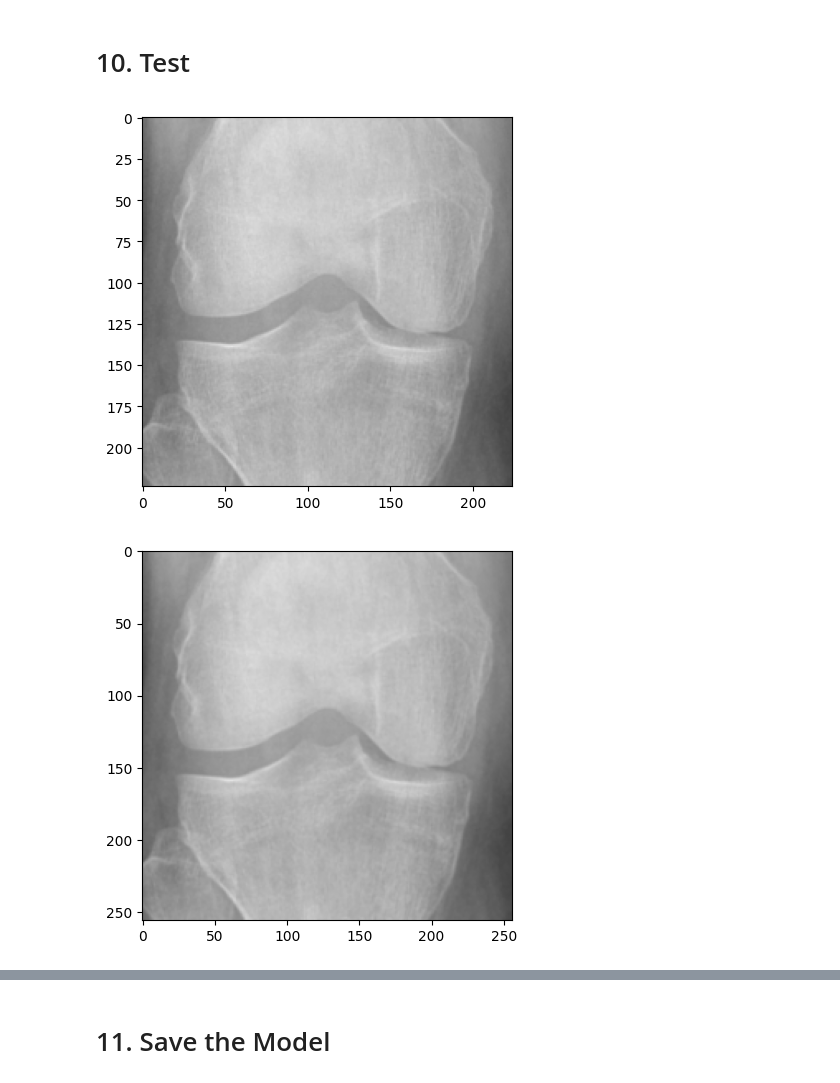
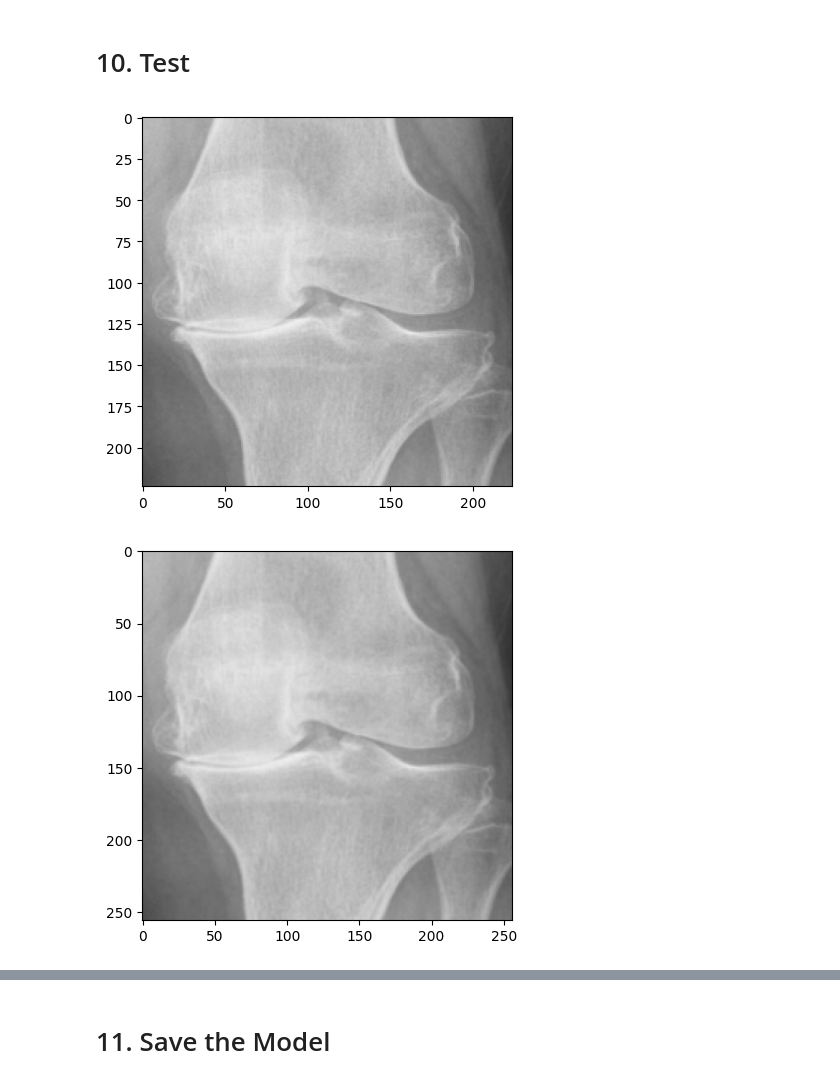
Before and after one commit to eular-research/ATAi_advance_notebooks, a Jupyter notebook: notebooks/Getting Started.ipynb, the cells around one changed output, grey strips where cells are left out. Drawn from its saved outputs; the diff is of its cells as text; code cells hidden in the pictures.

Commit message:
improving models in predicting images

```diff
--- a/notebooks/Getting Started.ipynb
+++ b/notebooks/Getting Started.ipynb
@@ -269,21 +247,21 @@ tf.Tensor(1.0, shape=(), dtype=float32) tf.Tensor(0.93406594, shape=(), dtype=fl
 # %%
 import cv2
 # %%
-# img_path = "/workspaces/ATAi_advance_notebooks/arthritis_data/itsarthritis.jpg"
-img_path = "/workspaces/ATAi_advance_notebooks/arthritis_data/notarthritis.jpg"
+img_path = "/workspaces/ATAi_advance_notebooks/arthritis_data/itsarthritis.jpg"
+# img_path = "/workspaces/ATAi_advance_notebooks/arthritis_data/notarthritis.jpg"
 
 
 img = cv2.imread(img_path)
 plt.imshow(img)
 plt.show()
 # %% [output]
-[figure, old version]
+[figure, new version]
 # %%
 resize = tf.image.resize(img, (256,256))
 plt.imshow(resize.numpy().astype(int))
 plt.show()
 # %% [output]
-[figure, old version]
+[figure, new version]
 # %%
 yhat = model.predict(np.expand_dims(resize/255, 0))
 
```
Also changed, not shown: parts of 19 cells of this notebook, 9 other files.
